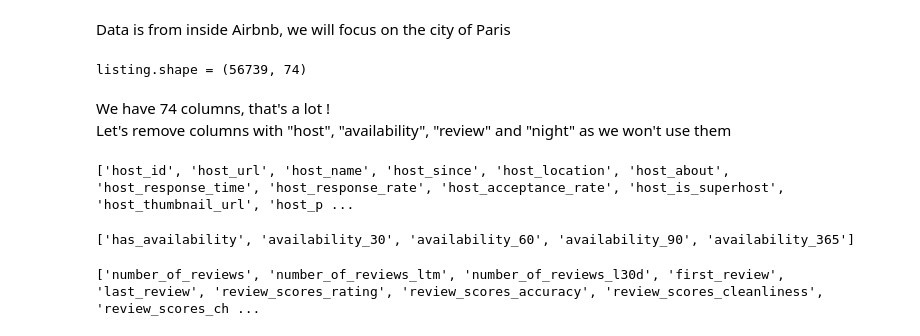
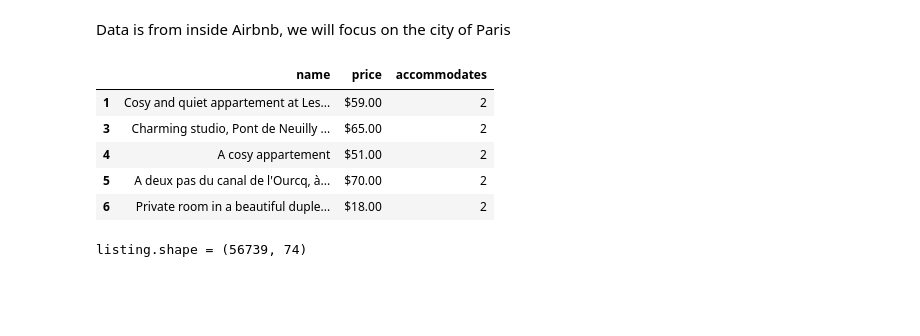
Before and after one commit to Biny17/PortfolioDash, a Jupyter notebook: Projects/airbnbParis.ipynb, the cells around one changed output. Cells and saved outputs as stored; diff of their text form; code cells hidden in the pictures; blank space fills up the shorter version.

```diff
--- a/Projects/airbnbParis.ipynb
+++ b/Projects/airbnbParis.ipynb
@@ -10,2 +14,6 @@ listing = pd.read_csv("listings.csv.gz")
 # %%
+listing = pd.read_csv("http://data.insideairbnb.com/france/ile-de-france/paris/2022-06-06/data/listings.csv.gz")
 calendar = pd.read_csv("http://data.insideairbnb.com/france/ile-de-france/paris/2022-06-06/data/calendar.csv.gz")
+datasets = [listing, calendar]
+with open("data.pickle", 'wb') as f:
+    pickle.dump(datasets, f)
@@ -15,19 +20,17 @@ list_col = listing.columns
+# %%
+with open("data.pickle", 'rb') as f:
+    listing, calendar = pickle.load(f)
+quartierGeo = json.load(open(file="neighbourhoods.geojson", mode="r", encoding='utf-8'))
+# %%
+listing.loc[listing["accommodates"]==2][["name", "price", "accommodates"]][0:5]
+# %% [output]
+|  | name | price | accommodates |
+| 1 | Cosy and quiet appartement at Les... | $59.00 | 2 |
+| 3 | Charming studio, Pont de Neuilly ... | $65.00 | 2 |
+| 4 | A cosy appartement | $51.00 | 2 |
+| 5 | A deux pas du canal de l'Ourcq, à... | $70.00 | 2 |
+| 6 | Private room in a beautiful duple... | $18.00 | 2 |
 # %%
 print(f"{listing.shape = }")
 # %% [output]
 listing.shape = (56739, 74)
-# %% [markdown]
-We have 74 columns, that's a lot !
-Let's remove columns with "host", "availability", "review" and "night" as we won't use them
-# %%
-print([host_col for host_col in list_col if "host" in host_col])
-# %% [output]
-['host_id', 'host_url', 'host_name', 'host_since', 'host_location', 'host_about', 'host_response_time', 'host_response_rate', 'host_acceptance_rate', 'host_is_superhost', 'host_thumbnail_url', 'host_p ...
-# %%
-print([availability_col for availability_col in list_col if "availability" in availability_col])
-# %% [output]
-['has_availability', 'availability_30', 'availability_60', 'availability_90', 'availability_365']
-# %%
-print([review_col for review_col in list_col if "review" in review_col])
-# %% [output]
-['number_of_reviews', 'number_of_reviews_ltm', 'number_of_reviews_l30d', 'first_review', 'last_review', 'review_scores_rating', 'review_scores_accuracy', 'review_scores_cleanliness', 'review_scores_ch ...
```
Also changed, not shown: parts of 29 cells of this notebook, 11 other files.
